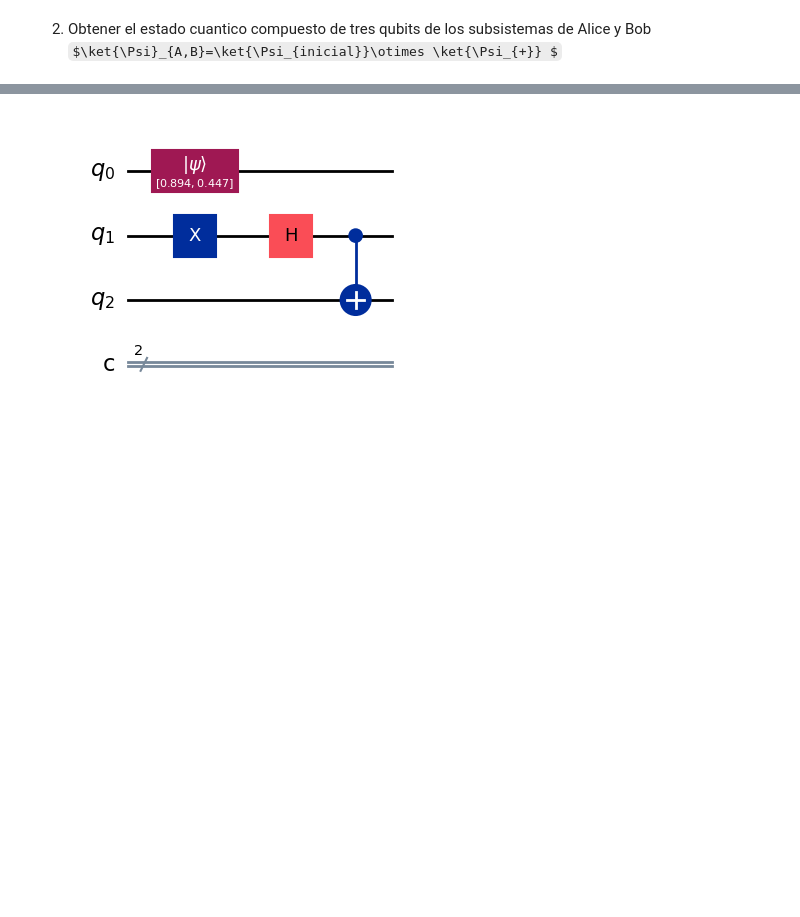
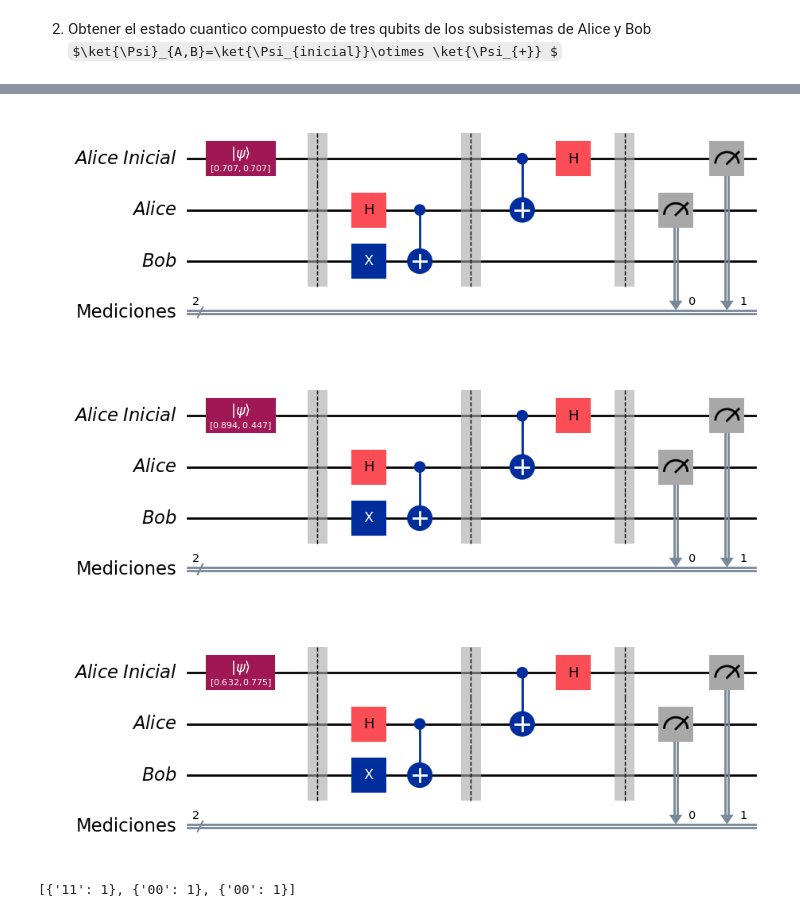
Before and after one commit to PiPevafo/Teleportation-Protocol, a Jupyter notebook: Protocolo.ipynb, the cells around one changed output, grey strips where cells are left out. Drawn from its saved outputs; the diff is of its cells as text; code cells hidden in the pictures; some formulas as TeX source; blank space fills up the shorter version.

```diff
--- a/Protocolo.ipynb
+++ b/Protocolo.ipynb
@@ -67,2 +96,12 @@ plot_bloch_multivector(state)
 # %% [markdown]
 2. Obtener el estado cuantico compuesto de tres qubits de los subsistemas de Alice y Bob $\ket{\Psi}_{A,B}=\ket{\Psi_{inicial}}\otimes \ket{\Psi_{+}} $
+# %%
+# Aplicar las puertas necesarias para crear el estado de Bell Psi_+ a cada circuito
+for i in range(0,3):
+    qc[i].barrier()
+    qc[i].x(2)
+    qc[i].h(1)
+    qc[i].cx(1, 2)
+
+for circuit in qc:
+    display(circuit.draw(output='mpl'))
@@ -69,35 +112,30 @@ plot_bloch_multivector(state)
 # %%
-# Crear los 3 circuitos cuánticos
-# Con 3 qubits y 2 bits clásicos para almacenar los resultados de las mediciones
-qc = [QuantumCircuit(3, 2), QuantumCircuit(3, 2), QuantumCircuit(3, 2)]
+#Realizar la medición en la base de Bell que corresponde a un CNOT y un Hadamard
+for i in range(0,3):
+    qc[i].barrier()
+    qc[i].cx(0, 1)
+    qc[i].h(0)
+    qc[i].barrier()
+    qc[i].measure([1,0], [0,1])
 
 
-# Aplicar las puertas necesarias para crear un estado de Bell a cada circuito
-for i in range(0,3):
-    qc[i].initialize(parametros[i], 0)
-    qc[i].x(1)
-    qc[i].h(1)
-    qc[i].cx(1, 2)
-
-
-
-
-
-display(qc[1].draw(output='mpl'))
-
 # Ejecutar el circuito en un simulador y obtener los resultados
-simulator = Aer.get_backend('qasm_simulator')
-circ = transpile(qc, simulator)
-job = simulator.run(circ, shots=1000)
+simulator1 = Aer.get_backend('qasm_simulator')
+circ = transpile(qc, simulator1)
+job = simulator1.run(circ, shots=1)
 result = job.result()
 
-
+for circuit in qc:
+    display(circuit.draw(output='mpl'))
 
 
 # Mostrar los resultados de las mediciones en un histograma
 
-# counts = result.get_counts()
-# print(counts)
-# plot_histogram(counts)
+counts = result.get_counts()
+print(counts)
+plot_histogram(counts)
 # %% [output]
-[figure, old version]
+[figure, new version]
+[figure, added]
+[figure, added]
+[{'11': 1}, {'00': 1}, {'00': 1}]
```
Also changed, not shown: parts of 9 cells of this notebook.
